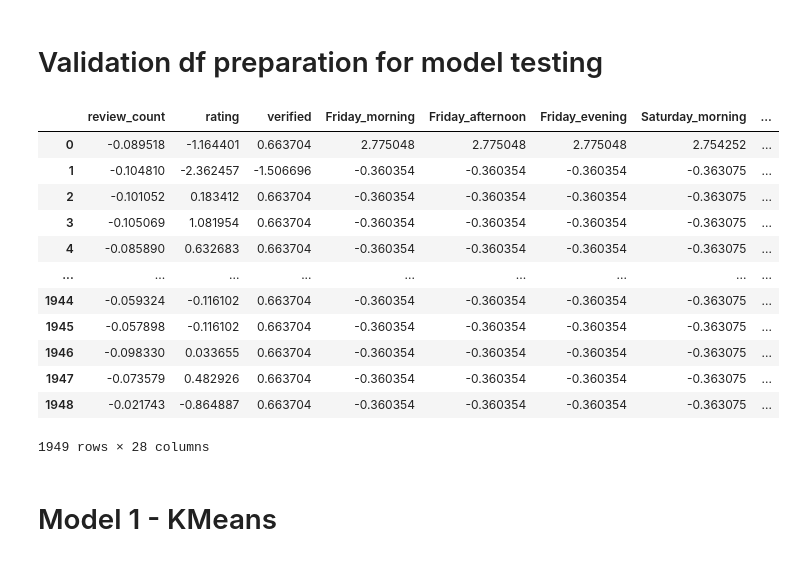
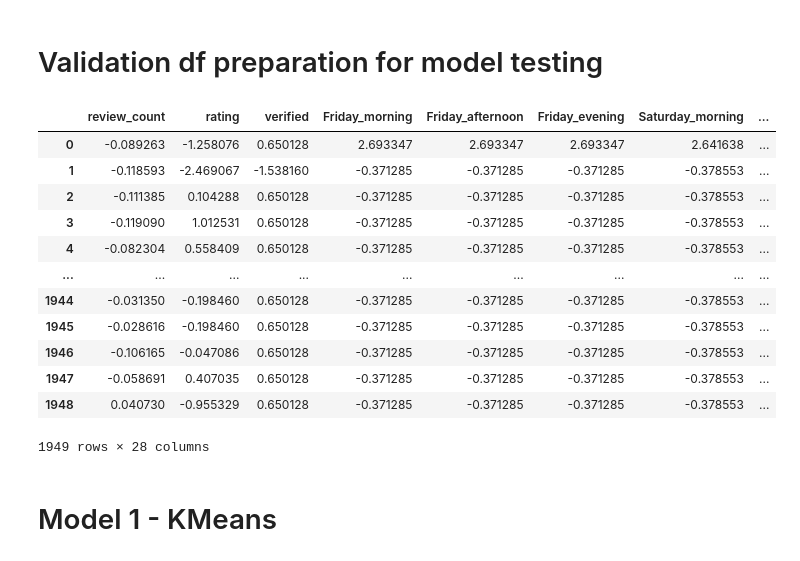
Before and after one commit to katarzynarogalska/LocationIntelligence-clustering, a Jupyter notebook: Location_Model_Building.ipynb, the cells around one changed output. Cells and saved outputs as stored; diff of their text form; code cells hidden in the pictures.

```diff
--- a/Location_Model_Building.ipynb
+++ b/Location_Model_Building.ipynb
@@ -229,23 +231,23 @@ def create_report_for_PCA(model, X):
 # %% [markdown]
 # Validation df preparation for model testing
 # %%
-new_val_df = pipes1.fit_transform(new_val_df)
-new_val_df = selector3.fit_transform(new_val_df)
-new_val_df = standardizer.fit_transform(new_val_df)
+new_val_df = pipes1.transform(new_val_df) #only transform for validation sets
+new_val_df = selector3.transform(new_val_df)
+new_val_df = standardizer.transform(new_val_df)
 new_val_df
 # %% [output]
 |  | review_count | rating | verified | Friday_morning | Friday_afternoon | Friday_evening | Saturday_morning | ... |
-| 0 | -0.089518 | -1.164401 | 0.663704 | 2.775048 | 2.775048 | 2.775048 | 2.754252 | ... |
-| 1 | -0.104810 | -2.362457 | -1.506696 | -0.360354 | -0.360354 | -0.360354 | -0.363075 | ... |
-| 2 | -0.101052 | 0.183412 | 0.663704 | -0.360354 | -0.360354 | -0.360354 | -0.363075 | ... |
-| 3 | -0.105069 | 1.081954 | 0.663704 | -0.360354 | -0.360354 | -0.360354 | -0.363075 | ... |
-| 4 | -0.085890 | 0.632683 | 0.663704 | -0.360354 | -0.360354 | -0.360354 | -0.363075 | ... |
+| 0 | -0.089263 | -1.258076 | 0.650128 | 2.693347 | 2.693347 | 2.693347 | 2.641638 | ... |
+| 1 | -0.118593 | -2.469067 | -1.538160 | -0.371285 | -0.371285 | -0.371285 | -0.378553 | ... |
+| 2 | -0.111385 | 0.104288 | 0.650128 | -0.371285 | -0.371285 | -0.371285 | -0.378553 | ... |
+| 3 | -0.119090 | 1.012531 | 0.650128 | -0.371285 | -0.371285 | -0.371285 | -0.378553 | ... |
+| 4 | -0.082304 | 0.558409 | 0.650128 | -0.371285 | -0.371285 | -0.371285 | -0.378553 | ... |
 | ... | ... | ... | ... | ... | ... | ... | ... | ... |
-| 1944 | -0.059324 | -0.116102 | 0.663704 | -0.360354 | -0.360354 | -0.360354 | -0.363075 | ... |
-| 1945 | -0.057898 | -0.116102 | 0.663704 | -0.360354 | -0.360354 | -0.360354 | -0.363075 | ... |
-| 1946 | -0.098330 | 0.033655 | 0.663704 | -0.360354 | -0.360354 | -0.360354 | -0.363075 | ... |
-| 1947 | -0.073579 | 0.482926 | 0.663704 | -0.360354 | -0.360354 | -0.360354 | -0.363075 | ... |
-| 1948 | -0.021743 | -0.864887 | 0.663704 | -0.360354 | -0.360354 | -0.360354 | -0.363075 | ... |
+| 1944 | -0.031350 | -0.198460 | 0.650128 | -0.371285 | -0.371285 | -0.371285 | -0.378553 | ... |
+| 1945 | -0.028616 | -0.198460 | 0.650128 | -0.371285 | -0.371285 | -0.371285 | -0.378553 | ... |
+| 1946 | -0.106165 | -0.047086 | 0.650128 | -0.371285 | -0.371285 | -0.371285 | -0.378553 | ... |
+| 1947 | -0.058691 | 0.407035 | 0.650128 | -0.371285 | -0.371285 | -0.371285 | -0.378553 | ... |
+| 1948 | 0.040730 | -0.955329 | 0.650128 | -0.371285 | -0.371285 | -0.371285 | -0.378553 | ... |
 1949 rows × 28 columns
 # %% [markdown]
 # Model 1 - KMeans
```
Also changed, not shown: parts of 31 cells of this notebook, 1 other file.
